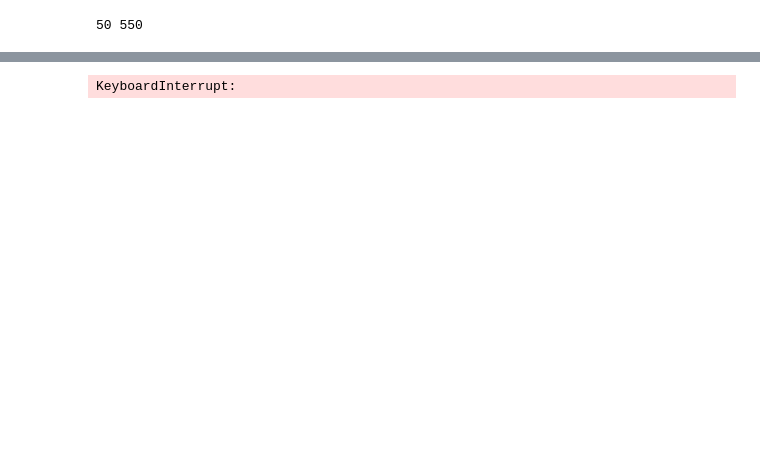
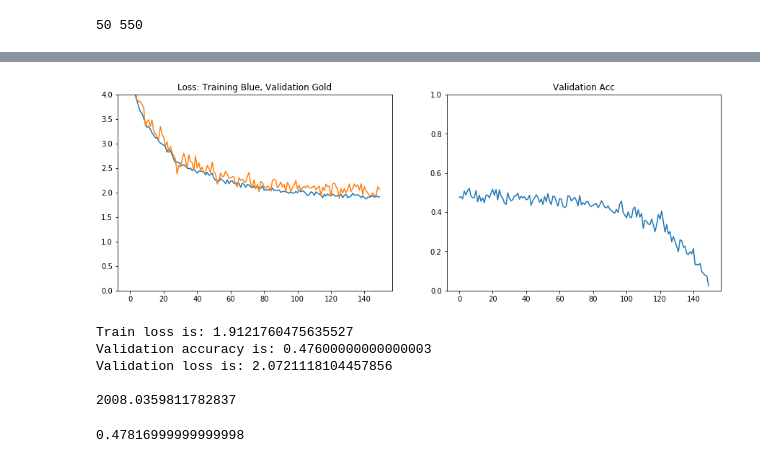
Before and after one commit to daviswer/CirculantNets, a Jupyter notebook: Hybrid_custom_model.ipynb, the cells around one changed output, grey strips where cells are left out. Drawn from its saved outputs; the diff is of its cells as text; code cells hidden in the pictures; blank space fills up the shorter version.

Commit message:
Hybrid fixes

```diff
--- a/Hybrid_custom_model.ipynb
+++ b/Hybrid_custom_model.ipynb
@@ -13,11 +15,9 @@ from IPython import display
 torch.cuda.set_device(3)
 # %%
-training_data = torch.load('/data/mini_imagenet/mIN_train.pth')
-training_data += torch.load('/data/mini_imagenet/mIN_test.pth')
-training_data += torch.load('/data/mini_imagenet/mIN_val.pth')
+training_data = torch.load('/data/mini_imagenet/mIN_96.pth')
 testing_data = [i[-50:] for i in training_data]
 training_data = [i[:-50] for i in training_data]
-print len(testing_data[0]),len(training_data[0])
+print(len(testing_data[0]),len(training_data[0]))
 # %% [output]
 50 550
 # %%
@@ -146,28 +190,15 @@ criterion = nn.CrossEntropyLoss().cuda()
-# %%
-def evaluate(model, criterion, testing_data, shot=10, way=100):
-    support, targs = batchmaker(testing_data, way=way, shot=shot)
-    support = support.view(50, 20, 3, 84, 84)
-    targs = targs.view(50, 20)
-    acc = 0
-    loss = 0
-    for i in range(50):
-        preds = model(support[i,:,:,:,:])
-        loss += criterion(preds, targs[i,:]).data[0]
-        _,bins = torch.max(preds, 1)
-        acc += torch.sum(torch.eq(bins,targs[i,:])).data[0]
-    acc = float(acc)/shot/way
-    return loss, acc
 # %%
 %matplotlib inline
 
 vbity = 200
-epoch = 2000
+epoch = 5000
 start = time.time()
 losstracker = []
 evalacctracker = []
 evallosstracker = []
 runningloss = 0
-for it in range(10*epoch):
+limit = 6
+for it in range(limit*epoch):
     if it%50==0:
         print(it)
 
@@ -184,39 +215,50 @@ for it in range(10*epoch):
 
     # Backprop
     if it%epoch == 0:
-        optimizer = torch.optim.Adam(model.parameters(),lr=.01/(2**(it//epoch)))
+        optimizer = torch.optim.Adam(model.parameters(),lr=.001/(2**(it//epoch)))
     loss.backward()
 #     nn.utils.clip_grad_norm(model.parameters(), 1)
     optimizer.step()
 
     # Report
     if it%vbity == vbity-1:
         display.clear_output(wait=True)
 
         losstracker.append(runningloss/vbity)
         model = model.eval()
-        evalloss, evalacc = evaluate(model, criterion, testing_data)
-        print evalloss, evalacc
+        evalloss, evalacc = evaluate(model, criterion, testing_data, shot=20)
         model = model.train()
         evallosstracker.append(evalloss)
         evalacctracker.append(evalacc)
 
         pl.figure(1,figsize=(15,5))
         pl.subplot(1,2,1)
         pl.plot(losstracker)
         pl.plot(evallosstracker)
-#         pl.ylim((.5,3))
+        pl.ylim((0,4))
+#         pl.xlim((0,limit*epoch))
         pl.title("Loss: Training Blue, Validation Gold")
         pl.subplot(1,2,2)
         pl.plot(evalacctracker[::-1])
-#         pl.ylim((0.3,.8))
+        pl.ylim((0,1))
+#         pl.xlim((0,limit*epoch))
         pl.title("Validation Acc")
         pl.show()
 
         print("Train loss is: "+str(runningloss/vbity)+
               "\nValidation accuracy is: "+str(evalacc)+
               "\nValidation loss is: "+str(evalloss)+"\n")
         runningloss = 0
         print(time.time()-start)
 # %% [output]
+[figure, added]
-KeyboardInterrupt:
+Train loss is: 1.9121760475635527
+Validation accuracy is: 0.47600000000000003
+Validation loss is: 2.0721118104457856
+
+2008.0359811782837
+# %%
+name = "hybrid_1024"
+torch.save((embed,model,losstracker,evallosstracker,evalacctracker),'saved_models/'+name+'.pth')
+# %% [output]
+0.47816999999999998
```
Also changed, not shown: parts of 10 cells of this notebook.
